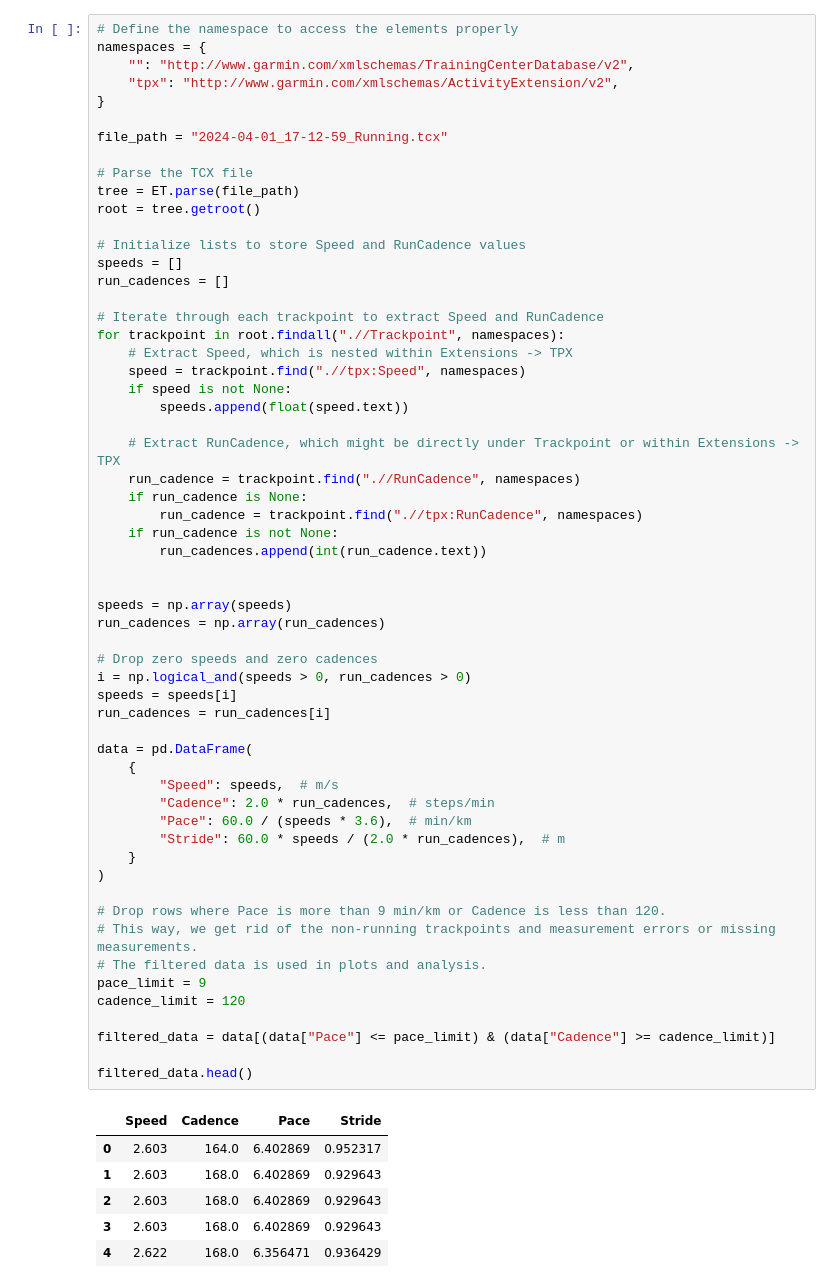
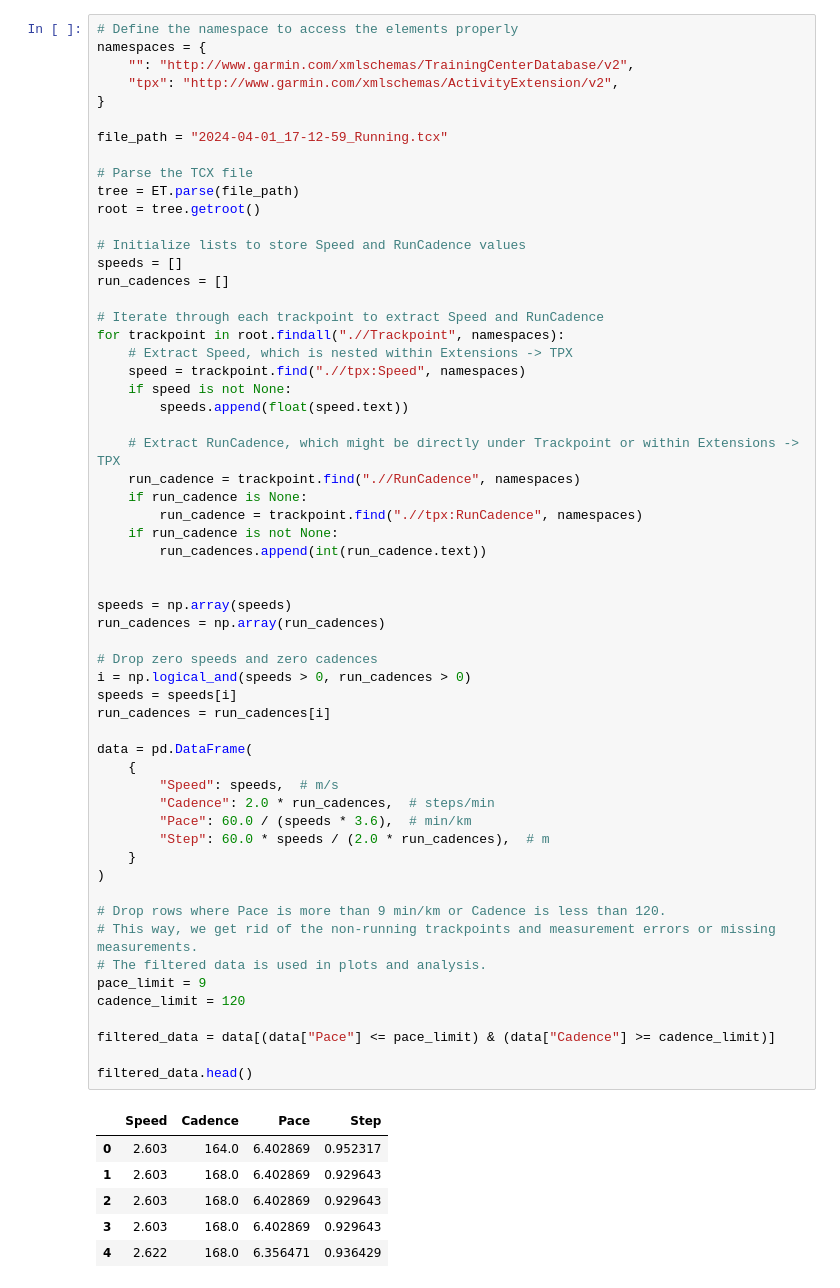
Before and after one commit to kaipuolamaki/run2024, a Jupyter notebook: notes/run.ipynb, the cells around one changed output. Drawn from its saved outputs; the diff is of its cells as text.

```diff
--- a/notes/run.ipynb
+++ b/notes/run.ipynb
@@ -60,35 +60,35 @@ for trackpoint in root.findall(".//Trackpoint", namespaces):
     if run_cadence is not None:
         run_cadences.append(int(run_cadence.text))
 
 
 speeds = np.array(speeds)
 run_cadences = np.array(run_cadences)
 
 # Drop zero speeds and zero cadences
 i = np.logical_and(speeds > 0, run_cadences > 0)
 speeds = speeds[i]
 run_cadences = run_cadences[i]
 
 data = pd.DataFrame(
     {
         "Speed": speeds,  # m/s
         "Cadence": 2.0 * run_cadences,  # steps/min
         "Pace": 60.0 / (speeds * 3.6),  # min/km
-        "Stride": 60.0 * speeds / (2.0 * run_cadences),  # m
+        "Step": 60.0 * speeds / (2.0 * run_cadences),  # m
     }
 )
 
 # Drop rows where Pace is more than 9 min/km or Cadence is less than 120.
 # This way, we get rid of the non-running trackpoints and measurement errors or missing measurements.
 # The filtered data is used in plots and analysis.
 pace_limit = 9
 cadence_limit = 120
 
 filtered_data = data[(data["Pace"] <= pace_limit) & (data["Cadence"] >= cadence_limit)]
 
 filtered_data.head()
 # %% [output]
-|  | Speed | Cadence | Pace | Stride |
+|  | Speed | Cadence | Pace | Step |
 | 0 | 2.603 | 164.0 | 6.402869 | 0.952317 |
 | 1 | 2.603 | 168.0 | 6.402869 | 0.929643 |
 | 2 | 2.603 | 168.0 | 6.402869 | 0.929643 |
```
Also changed, not shown: parts of 5 cells of this notebook.
